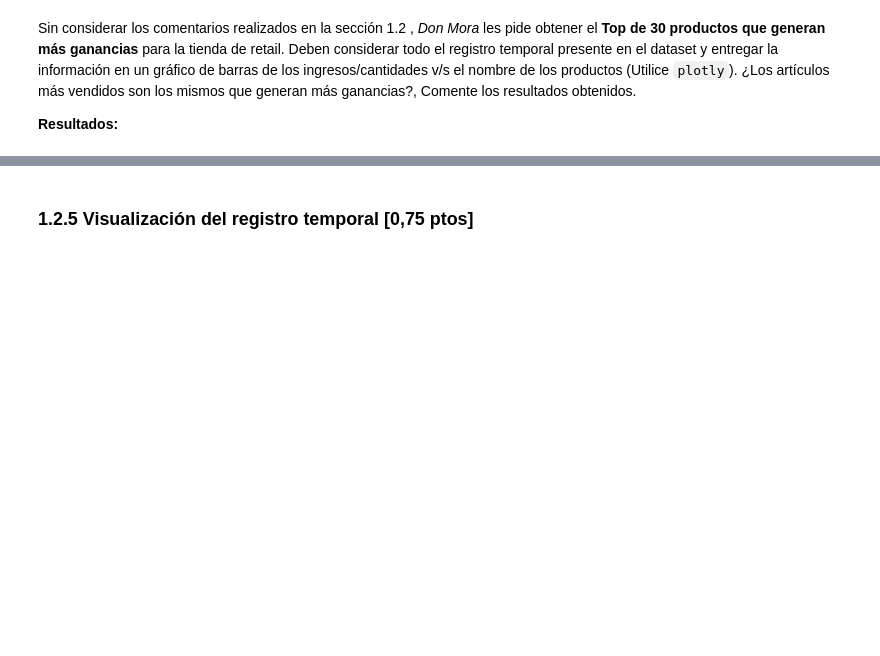
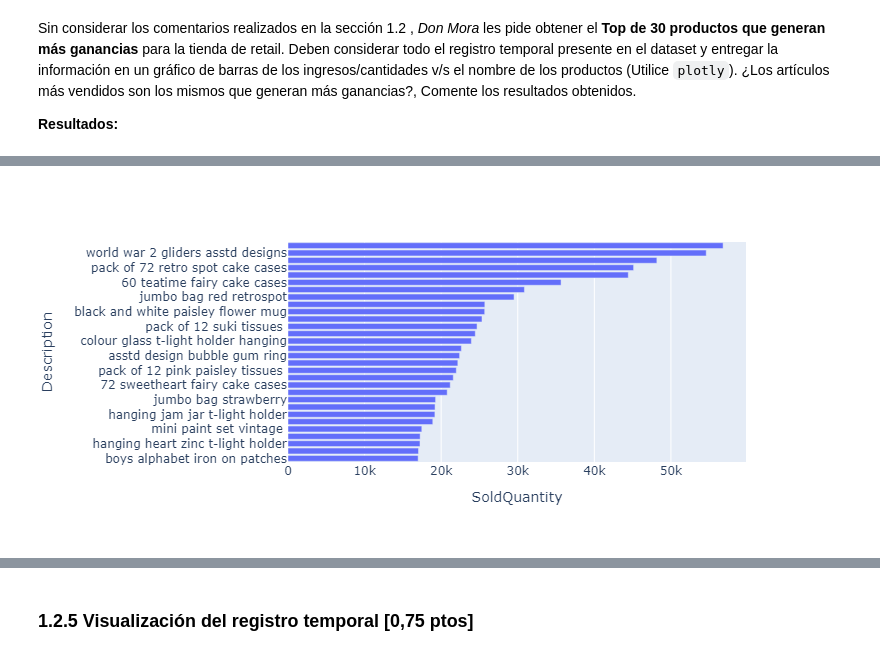
Before and after one commit to johnny-godoy/laboratorios-mds, a Jupyter notebook: lab 5/laboratorio_5.ipynb, the cells around one changed output, grey strips where cells are left out. Drawn from its saved outputs; the diff is of its cells as text; code cells hidden in the pictures; blank space fills up the shorter version.

```diff
--- a/lab 5/laboratorio_5.ipynb
+++ b/lab 5/laboratorio_5.ipynb
@@ -590,3 +590,10 @@ No hay nuevas observaciones salvo la eliminación de valores nulos. Las distribu
 Sin considerar los comentarios realizados en la sección 1.2 , *Don Mora* les pide obtener el **Top de 30 productos que generan más ganancias** para la tienda de retail. Deben considerar todo el registro temporal presente en el dataset y entregar la información en un gráfico de barras de los ingresos/cantidades v/s el nombre de los productos (Utilice `plotly`). ¿Los artículos más vendidos son los mismos que generan más ganancias?, Comente los resultados obtenidos.
 
 **Resultados:**
+# %%
+df_clean["Income"] = df_clean.Price*df_clean.Quantity
+product_gains = df_clean.groupby("Description")[["Quantity", "Income"]].sum()
+product_gains.rename(columns={"Quantity": "SoldQuantity"}, inplace=True)
+product_gains.reset_index(inplace=True)
+product_gains.Description = product_gains.Description.str.lower()
+product_gains
@@ -592,0 +614,5 @@ Sin considerar los comentarios realizados en la sección 1.2 , *Don Mora* les pi
+# %%
+top = product_gains.nlargest(columns="SoldQuantity", n=30)[::-1]
+px.bar(top, y="Description", x="SoldQuantity")
+# %% [output]
+[figure, added]
```
Also changed, not shown: parts of 7 cells of this notebook.
